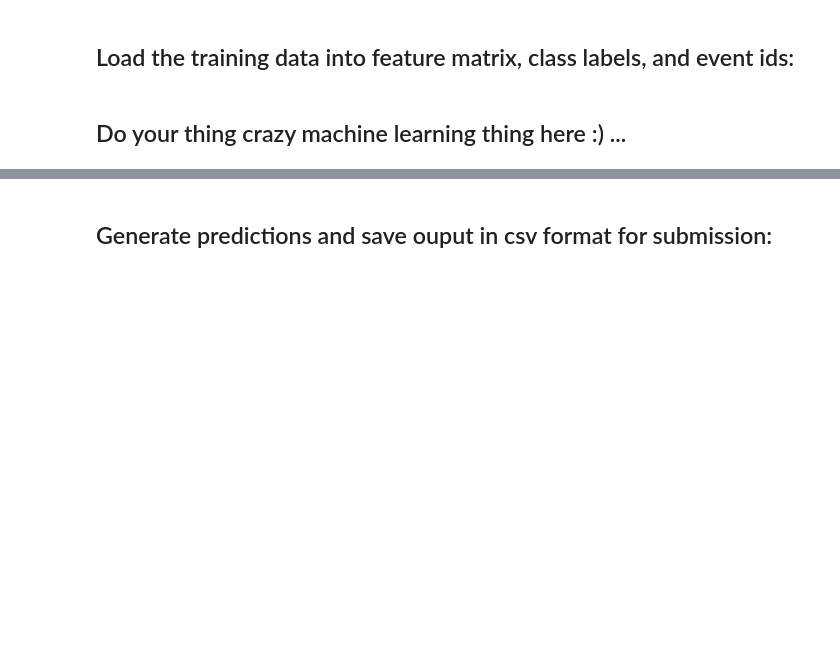
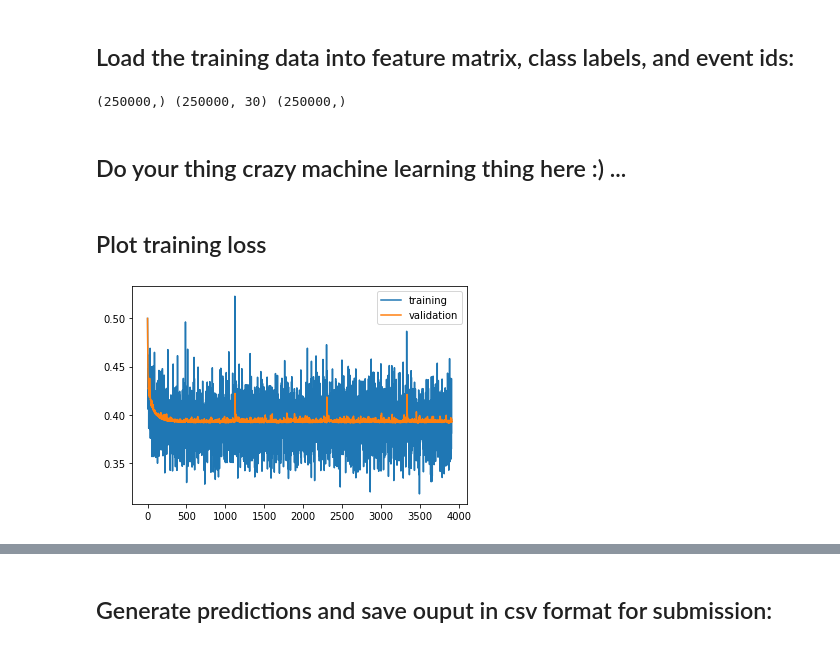
Before and after one commit to Pin-Yen/ML_course, a Jupyter notebook: projects/project1/scripts/project1.ipynb, the cells around one changed output, grey strips where cells are left out. Saved outputs shown, nothing was run; the diff lists cells and outputs as text; code cells hidden in the pictures; blank space fills up the shorter version.

```diff
--- a/projects/project1/scripts/project1.ipynb
+++ b/projects/project1/scripts/project1.ipynb
@@ -18,5 +18,49 @@ Drive already mounted at /content/drive; to attempt to forcibly remount, call dr
 from proj1_helpers import *
 DATA_TRAIN_PATH = '/content/drive/MyDrive/ML/train.csv' # TODO: download train data and supply path here
 y, tX, ids = load_csv_data(DATA_TRAIN_PATH)
+print(y.shape, tX.shape, ids.shape)
+
+# standardize
+tX = (tX - np.mean(tX, axis=0)) / np.std(tX, axis=0)
+
+# split into training set (80%) & validation set (20%)
+y_val, tX_val, ids_val = y[200000:], tX[200000:], ids[200000:]
+y, tX, ids = y[:200000], tX[:200000], ids[:200000]
+# %% [output]
+(250000,) (250000, 30) (250000,)
+# %%
+# initialize w
+
+from stochastic_gradient_descent import *
+from costs import compute_loss
+
+w = np.zeros(tX.shape[1])
+losses, accurarcies, ws = [], [], []
+
+for i in range(5):
+  losses_epoch, accurarcies_epoch, ws_epoch = stochastic_gradient_descent(y, tX, w, 256, 781, 0.05)
+  losses += losses_epoch
+  accurarcies += accurarcies_epoch
+  ws += ws_epoch
+  w = ws[-1]
+
+
+
+# for i, (loss, ws) in enumerate(zip(losses, ws)):
+#   print(i, loss)
 # %% [markdown]
 ## Do your thing crazy machine learning thing here :) ...
+# %% [markdown]
+## Plot training loss
+# %%
+import matplotlib.pyplot as plt
+
+plt.plot(range(len(losses)), losses, label='training')
+
+losses_val = [compute_loss(y_val, tX_val, w) for w in ws]
+plt.plot(range(len(losses_val)), losses_val, label='validation')
+
+plt.legend()
+plt.show()
+# %% [output]
+[figure, added]
```
Also changed, not shown: parts of 1 cell of this notebook.
